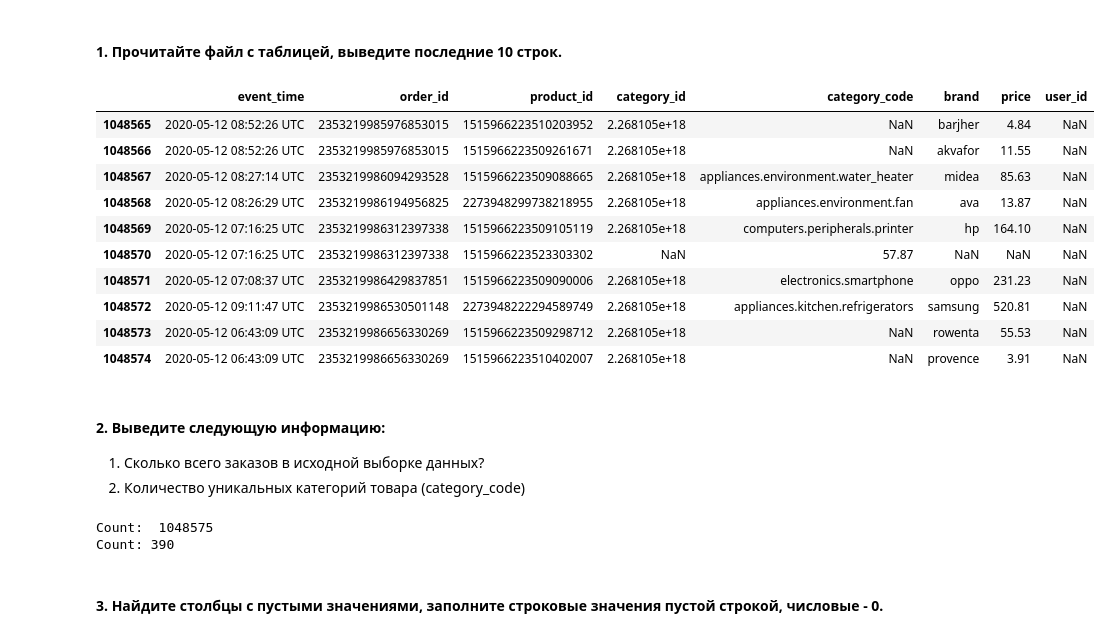
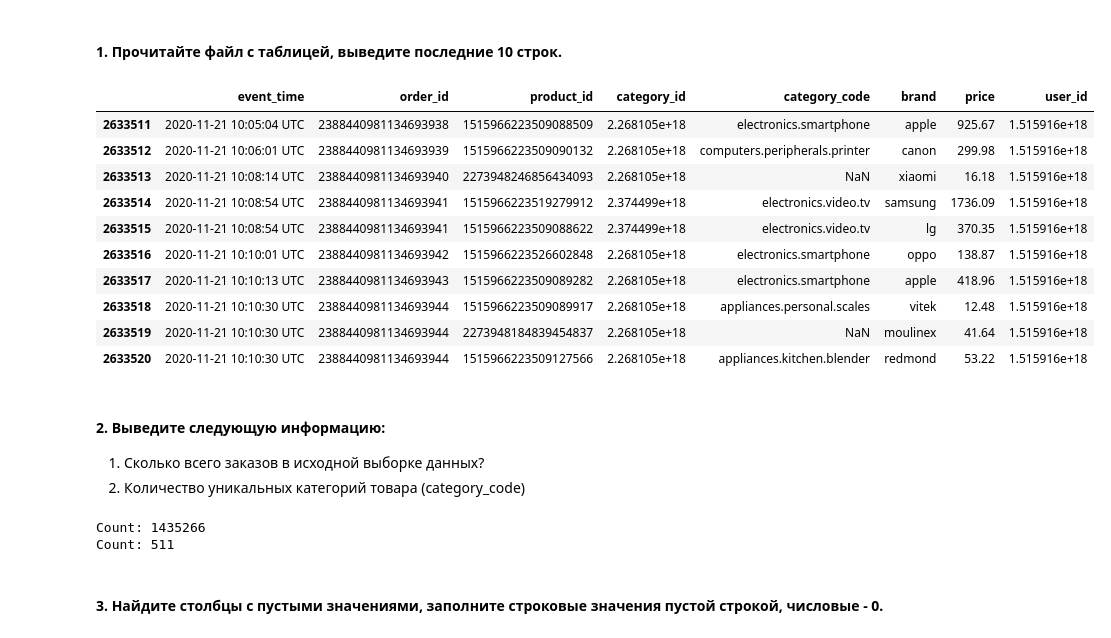
Before and after one commit to Renata-Yun/python_labs, a Jupyter notebook: Ataulina_R_DM&DB_lab1.ipynb, the cells around one changed output. Cells and saved outputs as stored; diff of their text form; code cells hidden in the pictures.

```diff
--- a/Ataulina_R_DM&DB_lab1.ipynb
+++ b/Ataulina_R_DM&DB_lab1.ipynb
@@ -75,30 +75,29 @@ import pandas
 # %% [markdown]
 #### 1. Прочитайте файл с таблицей, выведите последние 10 строк.
 # %%
-data = pandas.read_csv('data_for_lab_1.csv', delimiter=',',
-                       names=['event_time','order_id','product_id','category_id','category_code','brand','price','user_id'])
+data = pandas.read_csv('data_for_lab-1.csv', delimiter=',')
 data.tail(10)
 # %% [output]
 |  | event_time | order_id | product_id | category_id | category_code | brand | price | user_id |
-| 1048565 | 2020-05-12 08:52:26 UTC | 2353219985976853015 | 1515966223510203952 | 2.268105e+18 | NaN | barjher | 4.84 | NaN |
-| 1048566 | 2020-05-12 08:52:26 UTC | 2353219985976853015 | 1515966223509261671 | 2.268105e+18 | NaN | akvafor | 11.55 | NaN |
-| 1048567 | 2020-05-12 08:27:14 UTC | 2353219986094293528 | 1515966223509088665 | 2.268105e+18 | appliances.environment.water_heater | midea | 85.63 | NaN |
-| 1048568 | 2020-05-12 08:26:29 UTC | 2353219986194956825 | 2273948299738218955 | 2.268105e+18 | appliances.environment.fan | ava | 13.87 | NaN |
-| 1048569 | 2020-05-12 07:16:25 UTC | 2353219986312397338 | 1515966223509105119 | 2.268105e+18 | computers.peripherals.printer | hp | 164.10 | NaN |
-| 1048570 | 2020-05-12 07:16:25 UTC | 2353219986312397338 | 1515966223523303302 | NaN | 57.87 | NaN | NaN | NaN |
-| 1048571 | 2020-05-12 07:08:37 UTC | 2353219986429837851 | 1515966223509090006 | 2.268105e+18 | electronics.smartphone | oppo | 231.23 | NaN |
-| 1048572 | 2020-05-12 09:11:47 UTC | 2353219986530501148 | 2273948222294589749 | 2.268105e+18 | appliances.kitchen.refrigerators | samsung | 520.81 | NaN |
-| 1048573 | 2020-05-12 06:43:09 UTC | 2353219986656330269 | 1515966223509298712 | 2.268105e+18 | NaN | rowenta | 55.53 | NaN |
-| 1048574 | 2020-05-12 06:43:09 UTC | 2353219986656330269 | 1515966223510402007 | 2.268105e+18 | NaN | provence | 3.91 | NaN |
+| 2633511 | 2020-11-21 10:05:04 UTC | 2388440981134693938 | 1515966223509088509 | 2.268105e+18 | electronics.smartphone | apple | 925.67 | 1.515916e+18 |
+| 2633512 | 2020-11-21 10:06:01 UTC | 2388440981134693939 | 1515966223509090132 | 2.268105e+18 | computers.peripherals.printer | canon | 299.98 | 1.515916e+18 |
+| 2633513 | 2020-11-21 10:08:14 UTC | 2388440981134693940 | 2273948246856434093 | 2.268105e+18 | NaN | xiaomi | 16.18 | 1.515916e+18 |
+| 2633514 | 2020-11-21 10:08:54 UTC | 2388440981134693941 | 1515966223519279912 | 2.374499e+18 | electronics.video.tv | samsung | 1736.09 | 1.515916e+18 |
+| 2633515 | 2020-11-21 10:08:54 UTC | 2388440981134693941 | 1515966223509088622 | 2.374499e+18 | electronics.video.tv | lg | 370.35 | 1.515916e+18 |
+| 2633516 | 2020-11-21 10:10:01 UTC | 2388440981134693942 | 1515966223526602848 | 2.268105e+18 | electronics.smartphone | oppo | 138.87 | 1.515916e+18 |
+| 2633517 | 2020-11-21 10:10:13 UTC | 2388440981134693943 | 1515966223509089282 | 2.268105e+18 | electronics.smartphone | apple | 418.96 | 1.515916e+18 |
+| 2633518 | 2020-11-21 10:10:30 UTC | 2388440981134693944 | 1515966223509089917 | 2.268105e+18 | appliances.personal.scales | vitek | 12.48 | 1.515916e+18 |
+| 2633519 | 2020-11-21 10:10:30 UTC | 2388440981134693944 | 2273948184839454837 | 2.268105e+18 | NaN | moulinex | 41.64 | 1.515916e+18 |
+| 2633520 | 2020-11-21 10:10:30 UTC | 2388440981134693944 | 1515966223509127566 | 2.268105e+18 | appliances.kitchen.blender | redmond | 53.22 | 1.515916e+18 |
 # %% [markdown]
 #### 2.  Выведите следующую информацию:
 1. Сколько всего заказов в исходной выборке данных?
 2. Количество уникальных категорий товара (category_code)
 # %%
-print('Count: ',data.shape[0])
+print('Count:',len(data.order_id.unique()))
 print('Count:',len(data['category_code'].unique()))
 # %% [output]
-Count:  1048575
-Count: 390
+Count: 1435266
+Count: 511
 # %% [markdown]
 #### 3. Найдите столбцы с пустыми значениями, заполните строковые значения пустой строкой, числовые - 0.
```
Also changed, not shown: parts of 14 cells of this notebook.
